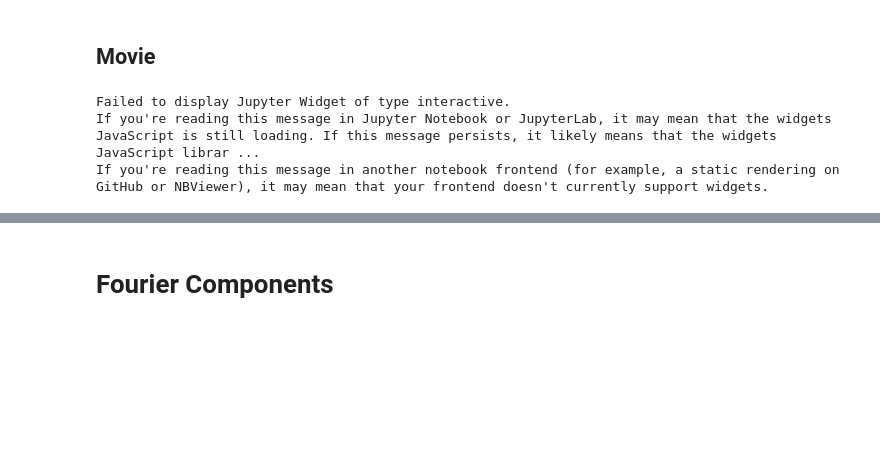
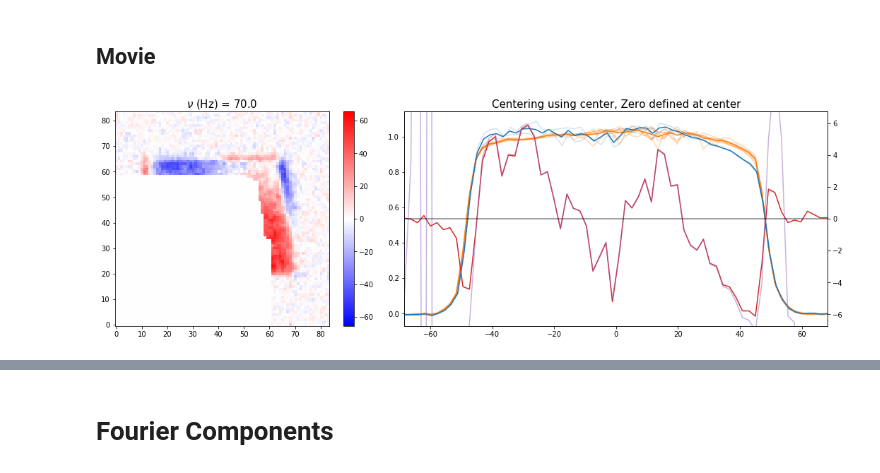
Before and after one commit to ranchop/QCalc, a Jupyter notebook: Box Shaking/Box Shaking Template - in progress - latest.ipynb, the cells around one changed output, grey strips where cells are left out. Cells and saved outputs as stored; diff of their text form; code cells hidden in the pictures; blank space fills up the shorter version.

```diff
--- a/Box Shaking/Box Shaking Template - in progress - latest.ipynb
+++ b/Box Shaking/Box Shaking Template - in progress - latest.ipynb
@@ -673,37 +663,35 @@ elif zero_z == 'top': plot_zlim -= Lum
 def temp(test=np.random.randint(0, df_data.shape[0])):
     r = df_data.iloc[test]
     fig = plt.figure(figsize=[15, 5])
     # Plot Image
     plt.subplot2grid((1,5),(0,0), colspan = 2)
-    app = r['2d dn']
+    app = np.nan_to_num(r['2d dn'])
     plt.imshow(app, origin=0, clim=[-np.max(np.abs(app)), np.max(np.abs(app))], cmap='bwr')
     plt.title("{} = {}".format(x_var_label, r.name), fontsize=15)
     plt.colorbar()
     # Plot n(z)
     ax = plt.subplot2grid((1,5),(0,2), colspan = 3)
     for n in r['nz bg all']:
         plt.plot(n.x*1e6, n.y/r['box fit bg']['amp'], 'C1-', alpha=2/len(r['nz bg all']))
     plt.plot(r['nz bg'].x*1e6, r['nz bg'].y / r['box fit bg']['amp'], 'C1-')
     for n in r['nz data all']:
         plt.plot(n.x*1e6, n.y/r['box fit bg']['amp'], 'C0-', alpha=0.2)
     plt.plot(r['nz data'].x*1e6, r['nz data'].y / r['box fit bg']['amp'], 'C0-')
     plt.xlim(plot_zlim)
     plt.title('Centering using {}, Zero defined at {}'.format(proper_center, zero_z), fontsize=15)
     ax = plt.twinx(ax)
     ax.plot(*r['dn'].plotdata, 'C3')
     ax.plot(*r['dn/n'].plotdata, 'C4', alpha=0.5)
     ax.axhline(0, c='k', alpha=0.5)
     lim = np.nanmax(np.abs(r['dn'].plotdata[1]))* 1.1
     ax.set(ylim = [-lim, lim], xlim=plot_zlim)
     plt.tight_layout()
     if savefig.value: plt.savefig(suffix_samples + 'InsituSoundWaves_{}.pdf'.format(r.name))
     plt.show()
 if df_data.shape[0] == 1: temp(0)
 else: ipywidgets.interact(temp, test=(0, df_data.shape[0]-1))
 # %% [output]
-Failed to display Jupyter Widget of type interactive.
-If you're reading this message in Jupyter Notebook or JupyterLab, it may mean that the widgets JavaScript is still loading. If this message persists, it likely means that the widgets JavaScript librar ...
-If you're reading this message in another notebook frontend (for example, a static rendering on GitHub or NBViewer), it may mean that your frontend doesn't currently support widgets.
+[figure, added]
 # %%
 # Movies
 movie = np.array([(r.dn.trim(plot_zlim * 1e-6).y) / r['box fit bg']['amp'] * 100 for x,r in df_data.iterrows()]).T
```
Also changed, not shown: parts of 15 cells of this notebook.
